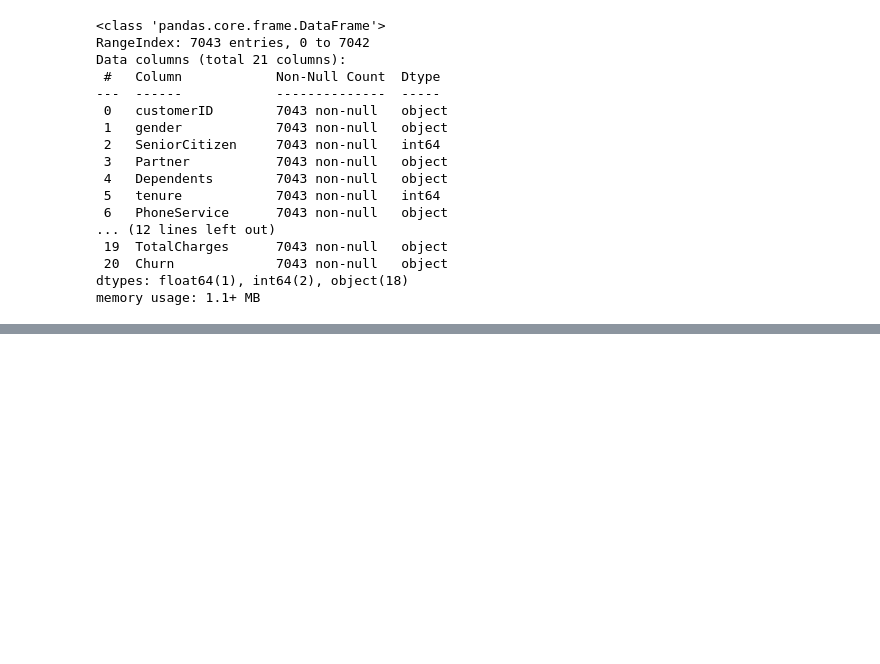
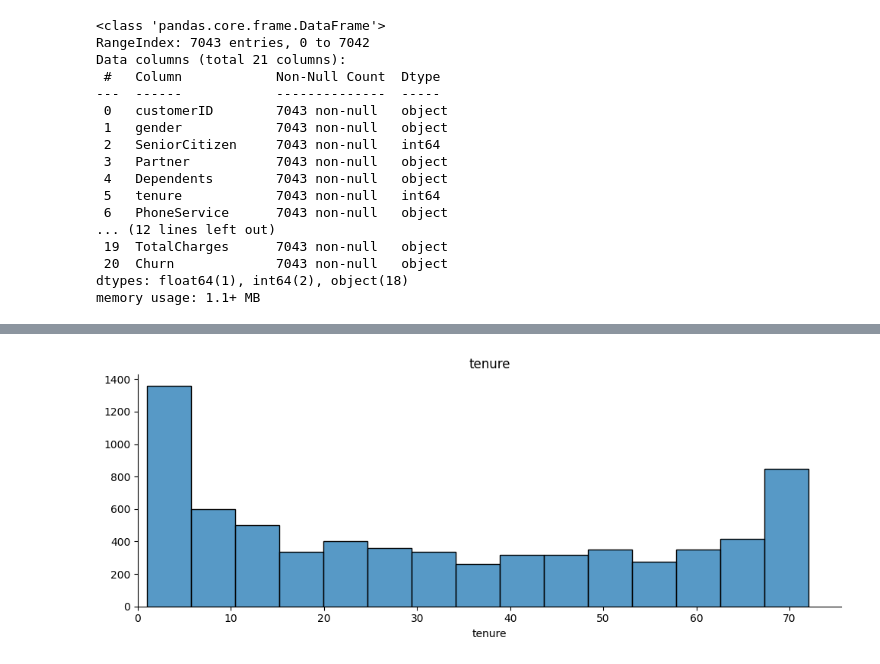
Before and after one commit to IsWallison/Projeto_Churn_Prediction, a Jupyter notebook: Projeto_Churn_Prediction_para_uma_empresa_de_Telecomunicações.ipynb, the cells around one changed output, grey strips where cells are left out. Drawn from its saved outputs; the diff is of its cells as text; code cells hidden in the pictures; blank space fills up the shorter version.

```diff
--- a/Projeto_Churn_Prediction_para_uma_empresa_de_Telecomunicações.ipynb
+++ b/Projeto_Churn_Prediction_para_uma_empresa_de_Telecomunicações.ipynb
@@ -734,0 +233,13 @@ Confusion Matrix: [[290 177]
+# %%
+fig, ax = plt.subplots(figsize=(10, 4));
+
+sns.histplot(x=df_clean['tenure'])
+ax.set_title('tenure');
+ax.set_ylabel('')
+ax.axis(xmin=0)
+
+remove_spine(ax)
+plt.tight_layout()
+plt.show()
+# %% [output]
+[figure, added]
```
Also changed, not shown: parts of 74 cells of this notebook.
